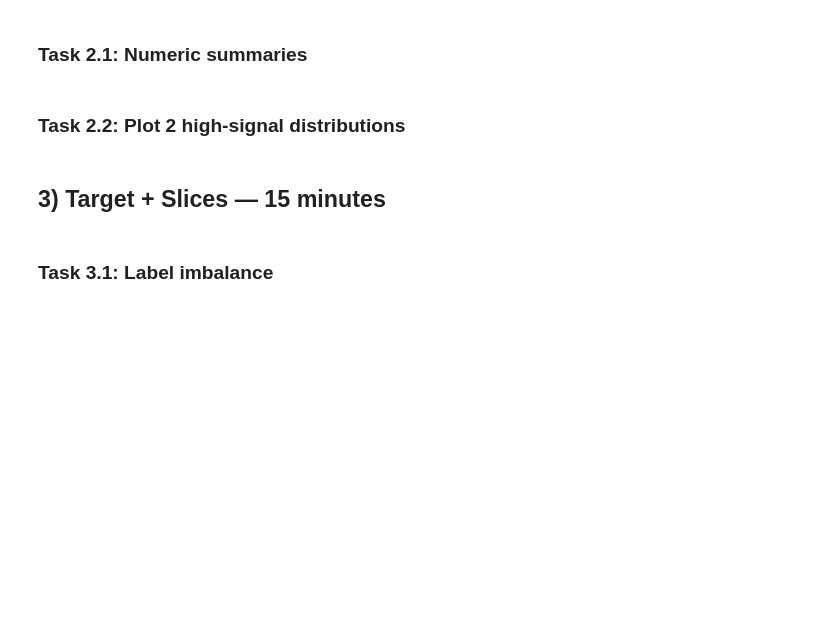
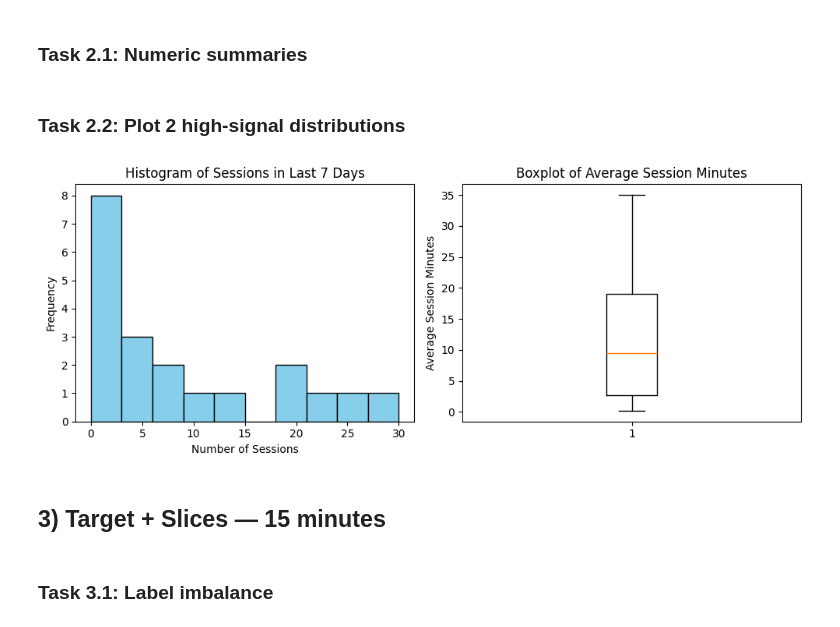
Before and after one commit to super30admin/EDA, a Jupyter notebook: eda_student_lab.ipynb, the cells around one changed output. Cells and saved outputs as stored; diff of their text form; code cells hidden in the pictures; blank space fills up the shorter version.

```diff
--- a/eda_student_lab.ipynb
+++ b/eda_student_lab.ipynb
@@ -54,8 +63,16 @@ df.head()
 ### Task 1.1: Data grain + schema
 # %%
 # TODO: write 1-2 sentences: what is the grain of this dataset?
+# The grain of this dataset is at the user level, where each row represents a unique user with their associated attributes and behaviors.
 
 # TODO: inspect dtypes; convert to appropriate types if needed
 df.dtypes
+# Convert categorical columns to 'category' dtype
+categorical_cols = ['country', 'plan', 'last_payment_failed', 'refund_after_churn_flag']
 
 # HINT: churned should be int/bool; categorical columns should remain object/category
+
+for col in categorical_cols:
+    df[col] = df[col].astype('category')
+df['churned'] = df['churned'].astype(int)
+df.dtypes
@@ -90,13 +129,22 @@ summary
 # %%
 # TODO: pick 2 columns and create 2 plots that reveal something non-trivial
 # Example: sessions_last_7d (skew), avg_session_min (heavy tail), tenure_days (range)
 plt.figure(figsize=(10,4))
 plt.subplot(1,2,1)
+plt.hist(df['sessions_last_7d'].dropna(), bins=10, color='skyblue', edgecolor='black')
+plt.title('Histogram of Sessions in Last 7 Days')
+plt.xlabel('Number of Sessions')
+plt.ylabel('Frequency')
 # TODO
 plt.subplot(1,2,2)
+plt.boxplot(df['avg_session_min'].dropna(), vert=True)
+plt.title('Boxplot of Average Session Minutes')
+plt.ylabel('Average Session Minutes')
 # TODO
 plt.tight_layout()
 plt.show()
+# %% [output]
+[figure, added]
 # %% [markdown]
 ## 3) Target + Slices — 15 minutes
 # %% [markdown]
```
Also changed, not shown: parts of 8 cells of this notebook.
